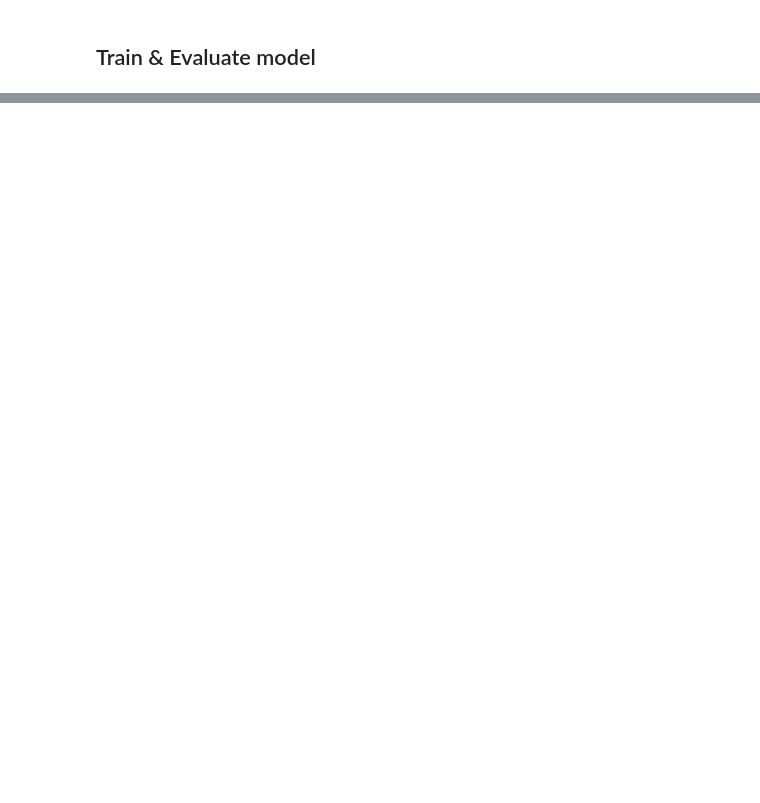
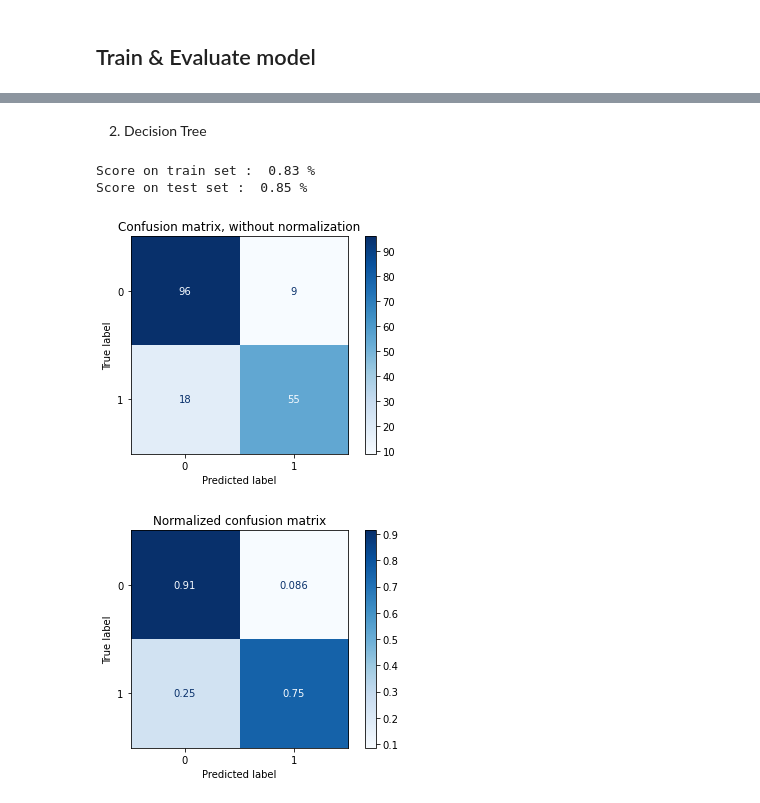
Before and after one commit to weelawat/Portfolio, a Jupyter notebook: 000 Project/3 Titanic survivors prediction/Notebook.ipynb, the cells around one changed output, grey strips where cells are left out. Drawn from its saved outputs; the diff is of its cells as text; code cells hidden in the pictures; blank space fills up the shorter version.

```diff
--- a/000 Project/3 Titanic survivors prediction/Notebook.ipynb
+++ b/000 Project/3 Titanic survivors prediction/Notebook.ipynb
@@ -75,0 +178,25 @@ for i in cat_column:
+# %% [markdown]
+2. Decision Tree
+# %%
+from sklearn.tree import DecisionTreeClassifier
+
+decision_tree = DecisionTreeClassifier(random_state=1, max_depth=3)
+decision_tree.fit(x_train, y_train)
+print("Score on train set : ", decision_tree.score(x_train, y_train).round(2), "%")
+print("Score on test set : ", decision_tree.score(x_test, y_test).round(2), "%")
+
+#plot confusion matrix
+titles_options = [("Confusion matrix, without normalization", None),
+                  ("Normalized confusion matrix", "true")]
+for title, normalize in titles_options:
+    disp = plot_confusion_matrix(decision_tree, x_test, y_test,
+                                 cmap=plt.cm.Blues,
+                                 normalize=normalize)
+    disp.ax_.set_title(title)
+
+plt.show()
+# %% [output]
+Score on train set :  0.83 %
+Score on test set :  0.85 %
+[figure, added]
+[figure, added]
```
Also changed, not shown: parts of 11 cells of this notebook, 1 other file.
